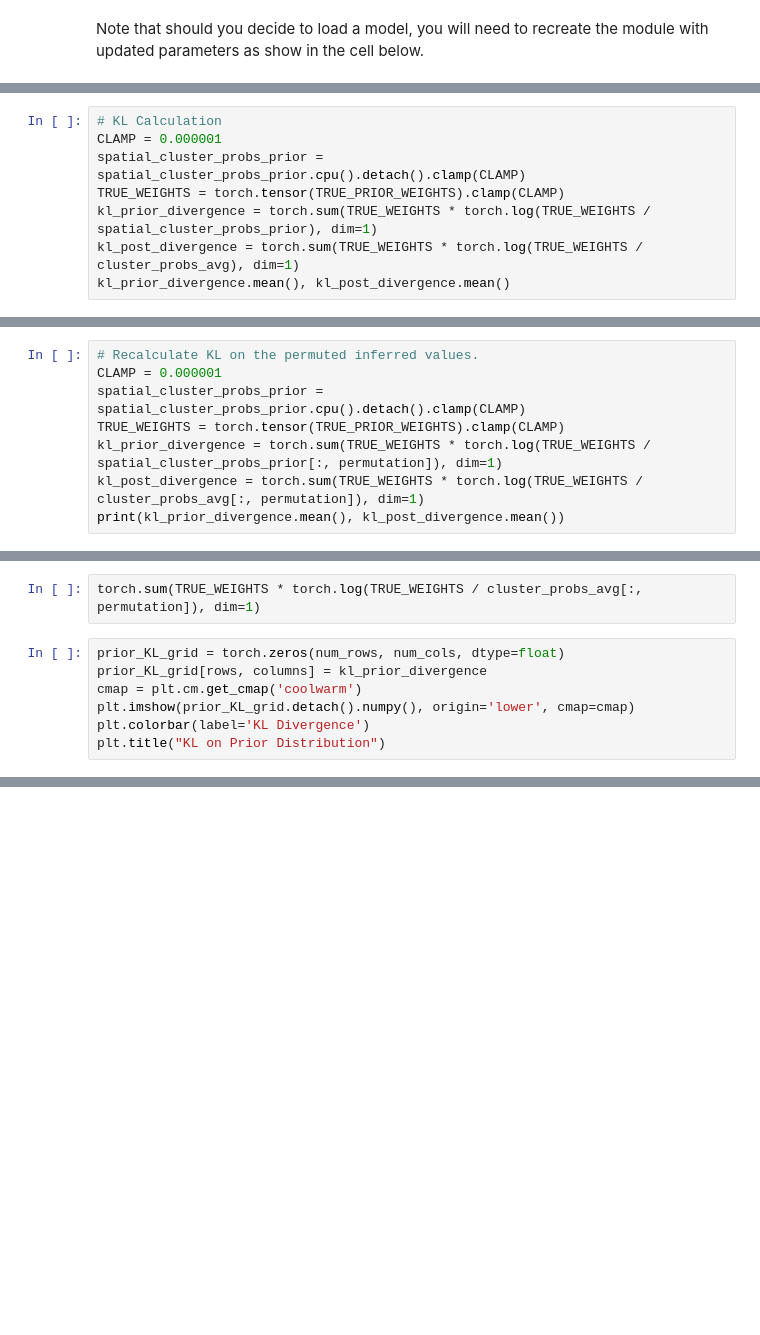
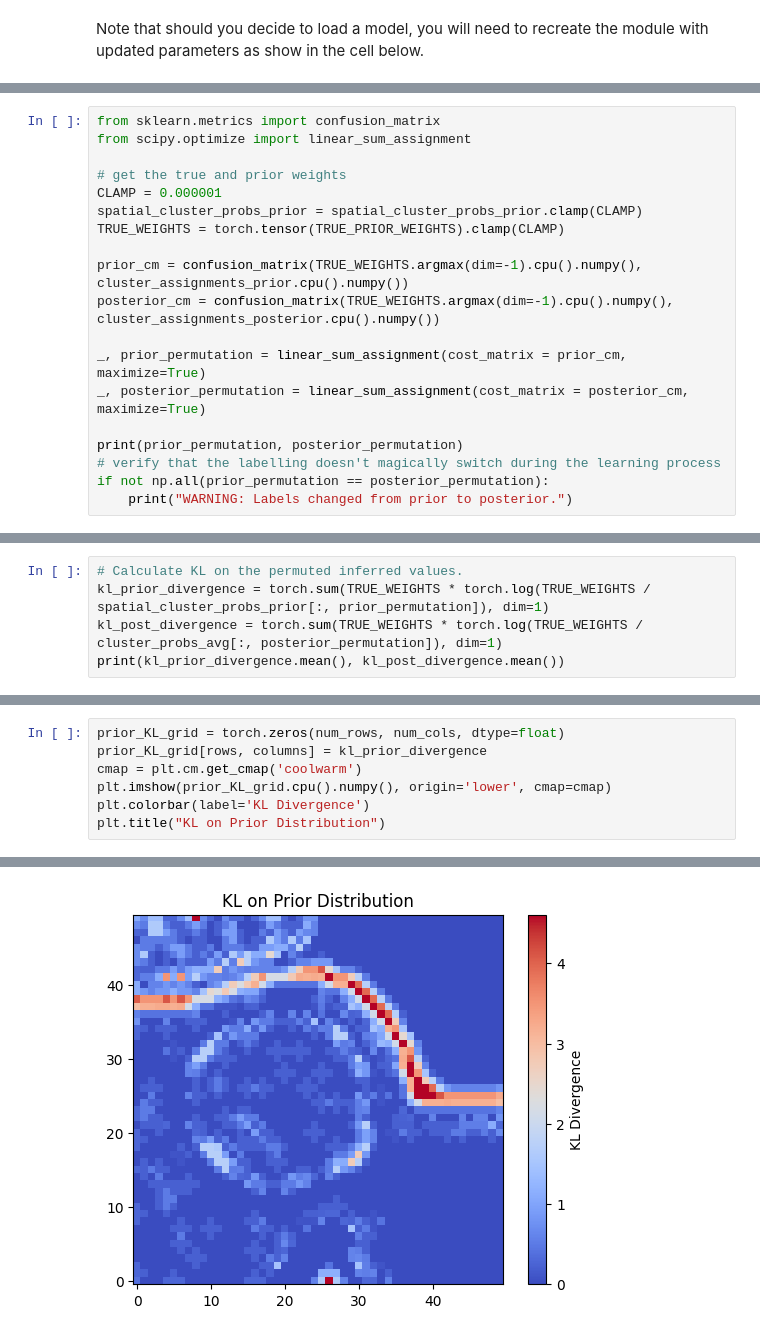
Before and after one commit to prob-ml/xennf, a Jupyter notebook: nf/nf.ipynb, the cells around one changed output, grey strips where cells are left out. Saved outputs shown, nothing was run; the diff lists cells and outputs as text; blank space fills up the shorter version.

```diff
--- a/nf/nf.ipynb
+++ b/nf/nf.ipynb
@@ -568,2 +555,21 @@ print("The final temperature was ", temperature)
 cluster_probs_avg = torch.stack(cluster_probs_samples).mean(dim=0)
 cluster_assignments_posterior = cluster_probs_avg.argmax(dim=-1)
+# %%
+from sklearn.metrics import confusion_matrix
+from scipy.optimize import linear_sum_assignment
+
+# get the true and prior weights
+CLAMP = 0.000001
+spatial_cluster_probs_prior = spatial_cluster_probs_prior.clamp(CLAMP)
+TRUE_WEIGHTS = torch.tensor(TRUE_PRIOR_WEIGHTS).clamp(CLAMP)
+
+prior_cm = confusion_matrix(TRUE_WEIGHTS.argmax(dim=-1).cpu().numpy(), cluster_assignments_prior.cpu().numpy())
+posterior_cm = confusion_matrix(TRUE_WEIGHTS.argmax(dim=-1).cpu().numpy(), cluster_assignments_posterior.cpu().numpy())
+
+_, prior_permutation = linear_sum_assignment(cost_matrix = prior_cm, maximize=True)
+_, posterior_permutation = linear_sum_assignment(cost_matrix = posterior_cm, maximize=True)
+
+print(prior_permutation, posterior_permutation)
+# verify that the labelling doesn't magically switch during the learning process
+if not np.all(prior_permutation == posterior_permutation):
+    print("WARNING: Labels changed from prior to posterior.")
@@ -570,8 +578,5 @@ cluster_assignments_posterior = cluster_probs_avg.argmax(dim=-1)
 # %%
-# KL Calculation
-CLAMP = 0.000001
-spatial_cluster_probs_prior = spatial_cluster_probs_prior.cpu().detach().clamp(CLAMP)
-TRUE_WEIGHTS = torch.tensor(TRUE_PRIOR_WEIGHTS).clamp(CLAMP)
-kl_prior_divergence = torch.sum(TRUE_WEIGHTS * torch.log(TRUE_WEIGHTS / spatial_cluster_probs_prior), dim=1)
-kl_post_divergence = torch.sum(TRUE_WEIGHTS * torch.log(TRUE_WEIGHTS / cluster_probs_avg), dim=1)
-kl_prior_divergence.mean(), kl_post_divergence.mean()
+# Calculate KL on the permuted inferred values.
+kl_prior_divergence = torch.sum(TRUE_WEIGHTS * torch.log(TRUE_WEIGHTS / spatial_cluster_probs_prior[:, prior_permutation]), dim=1)
+kl_post_divergence = torch.sum(TRUE_WEIGHTS * torch.log(TRUE_WEIGHTS / cluster_probs_avg[:, posterior_permutation]), dim=1)
+print(kl_prior_divergence.mean(), kl_post_divergence.mean())
@@ -591,10 +585,2 @@ permutation = prior_permutation
-# %%
-# Recalculate KL on the permuted inferred values.
-CLAMP = 0.000001
-spatial_cluster_probs_prior = spatial_cluster_probs_prior.cpu().detach().clamp(CLAMP)
-TRUE_WEIGHTS = torch.tensor(TRUE_PRIOR_WEIGHTS).clamp(CLAMP)
-kl_prior_divergence = torch.sum(TRUE_WEIGHTS * torch.log(TRUE_WEIGHTS / spatial_cluster_probs_prior[:, permutation]), dim=1)
-kl_post_divergence = torch.sum(TRUE_WEIGHTS * torch.log(TRUE_WEIGHTS / cluster_probs_avg[:, permutation]), dim=1)
-print(kl_prior_divergence.mean(), kl_post_divergence.mean())
 # %%
 index = 25
@@ -602,9 +599,8 @@ TRUE_WEIGHTS[index], spatial_cluster_probs_prior[index], spatial_cluster_probs_p
-# %%
-torch.sum(TRUE_WEIGHTS * torch.log(TRUE_WEIGHTS / cluster_probs_avg[:, permutation]), dim=1)
 # %%
 prior_KL_grid = torch.zeros(num_rows, num_cols, dtype=float)
 prior_KL_grid[rows, columns] = kl_prior_divergence
 cmap = plt.cm.get_cmap('coolwarm')
-plt.imshow(prior_KL_grid.detach().numpy(), origin='lower', cmap=cmap)
+plt.imshow(prior_KL_grid.cpu().numpy(), origin='lower', cmap=cmap)
 plt.colorbar(label='KL Divergence')
 plt.title("KL on Prior Distribution")
+# %% [output]
@@ -611,3 +608,4 @@ plt.title("KL on Prior Distribution")
+[figure, added]
 # %%
 posterior_KL_grid = torch.zeros(num_rows, num_cols, dtype=float)
 posterior_KL_grid[rows, columns] = kl_post_divergence
```
Also changed, not shown: parts of 18 cells of this notebook, 13 other files.
